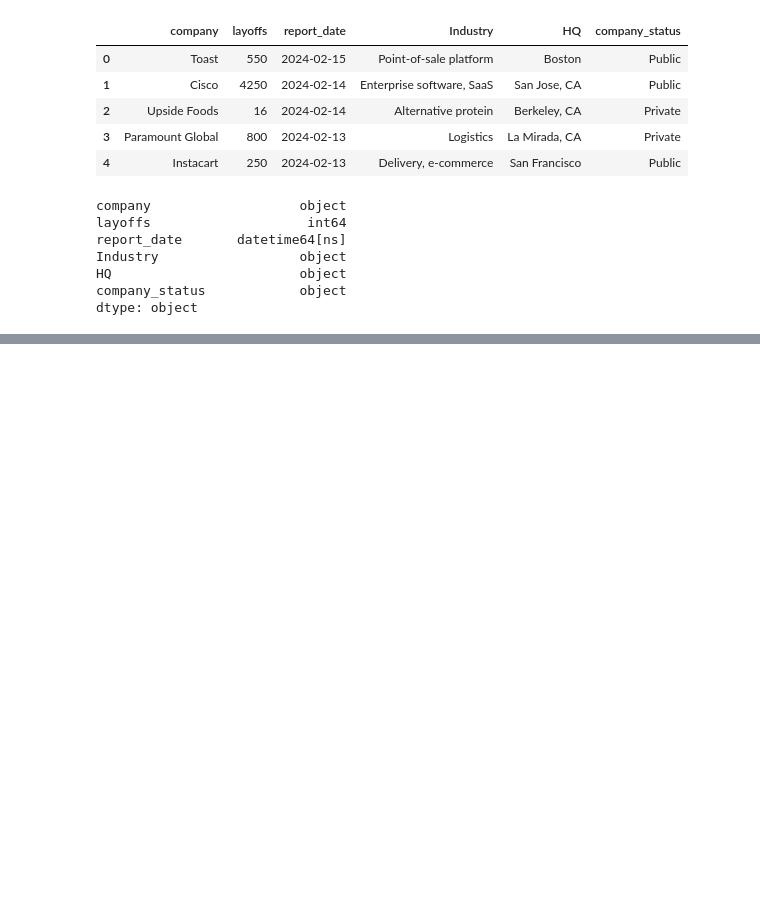
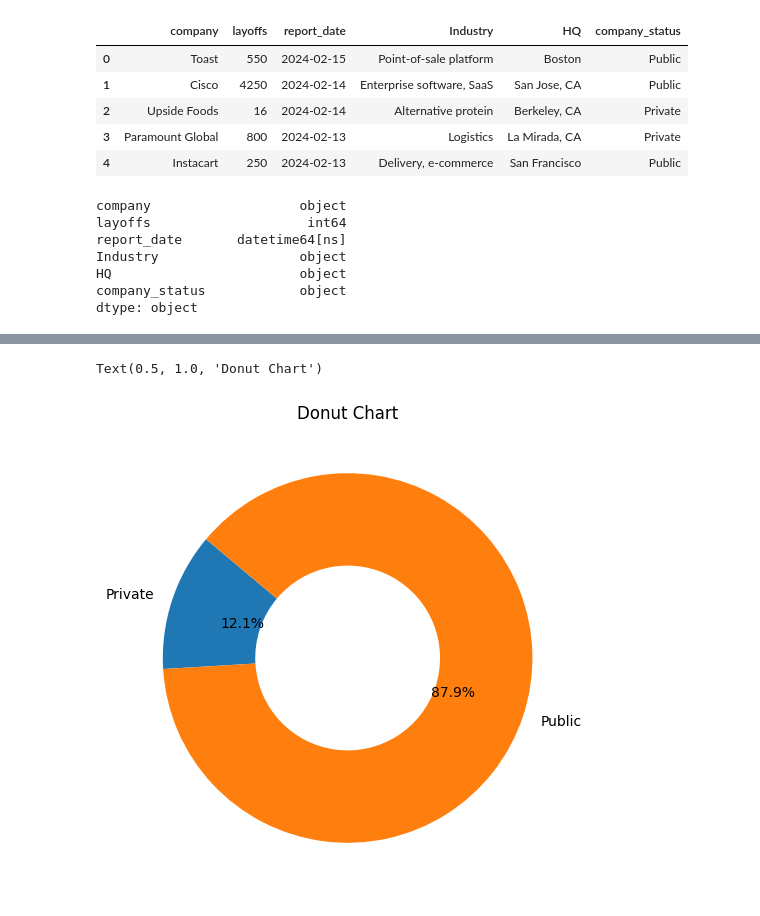
Before and after one commit to DaliDalmas/tech-layoff, a Jupyter notebook: lab/analysis.ipynb, the cells around one changed output, grey strips where cells are left out. Cells and saved outputs as stored; diff of their text form; code cells hidden in the pictures; blank space fills up the shorter version.

```diff
--- a/lab/analysis.ipynb
+++ b/lab/analysis.ipynb
@@ -26,0 +60,3 @@ dtype: object
+# %%
+df_after = data[data['report_date']>='2022-11-01']
+df_after.head()
@@ -26,0 +70,10 @@ dtype: object
+# %%
+# layoff by company_status
+df = df_after[['company_status', 'layoffs']].groupby('company_status').sum().reset_index()
+
+plt.figure(figsize=(14, 6))
+plt.pie(df['layoffs'], labels=df['company_status'], autopct='%1.1f%%', startangle=140, wedgeprops=dict(width=0.5))
+plt.title('Donut Chart')
+# %% [output]
+Text(0.5, 1.0, 'Donut Chart')
+[figure, added]
```
Also changed, not shown: parts of 10 cells of this notebook.
